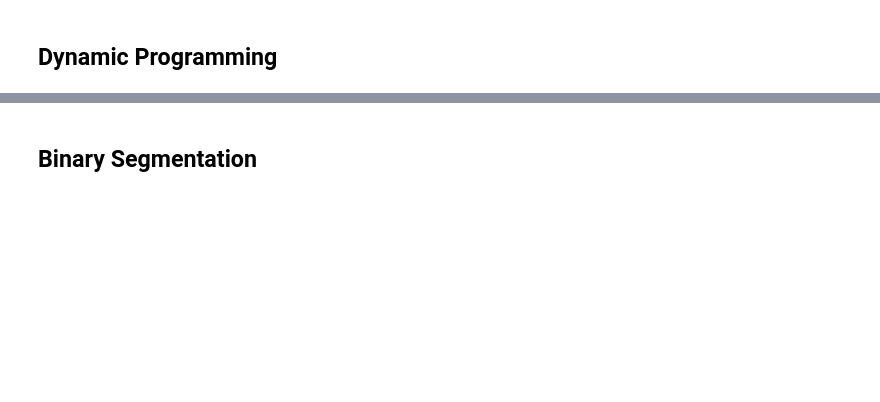
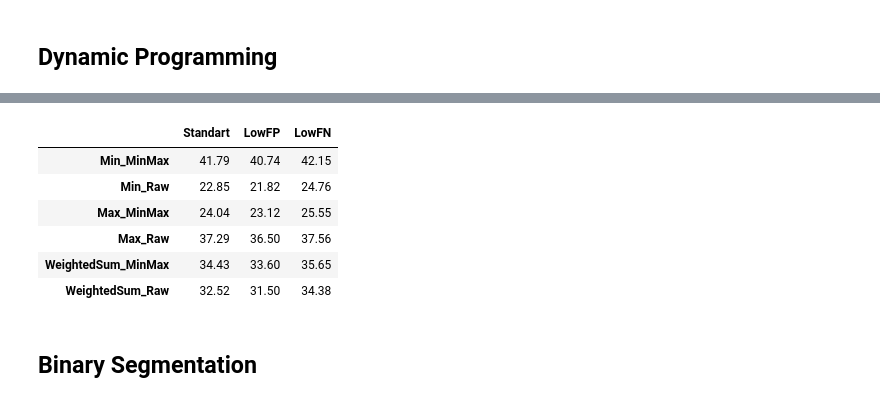
Before and after one commit to theovincent/CPDE, a Jupyter notebook: TEP_scores.ipynb, the cells around one changed output, grey strips where cells are left out. Saved outputs shown, nothing was run; the diff lists cells and outputs as text; code cells hidden in the pictures; blank space fills up the shorter version.

```diff
--- a/TEP_scores.ipynb
+++ b/TEP_scores.ipynb
@@ -251,6 +401,6 @@ pd.DataFrame(table_ensemble_dynp).T[DESIRED_ORDER]
 table_ensemble_dynp_investigation = {}
 for scale_aggregation_name, scale_aggregation in tqdm(SCALING_AGGREGATION_INVESTIGATION.items()):
     table_ensemble_dynp_investigation[scale_aggregation_name] = dynamique_programming_ensemble(scale_aggregation)
-    break
 
 pd.DataFrame(table_ensemble_dynp_investigation).T[DESIRED_ORDER]
+# %% [output]
@@ -257,3 +419,10 @@ pd.DataFrame(table_ensemble_dynp_investigation).T[DESIRED_ORDER]
+|  | Standart | LowFP | LowFN |
+| Min_MinMax | 41.79 | 40.74 | 42.15 |
+| Min_Raw | 22.85 | 21.82 | 24.76 |
+| Max_MinMax | 24.04 | 23.12 | 25.55 |
+| Max_Raw | 37.29 | 36.50 | 37.56 |
+| WeightedSum_MinMax | 34.43 | 33.60 | 35.65 |
+| WeightedSum_Raw | 32.52 | 31.50 | 34.38 |
 # %% [markdown]
 ## Binary Segmentation
 # %%
```
Also changed, not shown: parts of 20 cells of this notebook.
